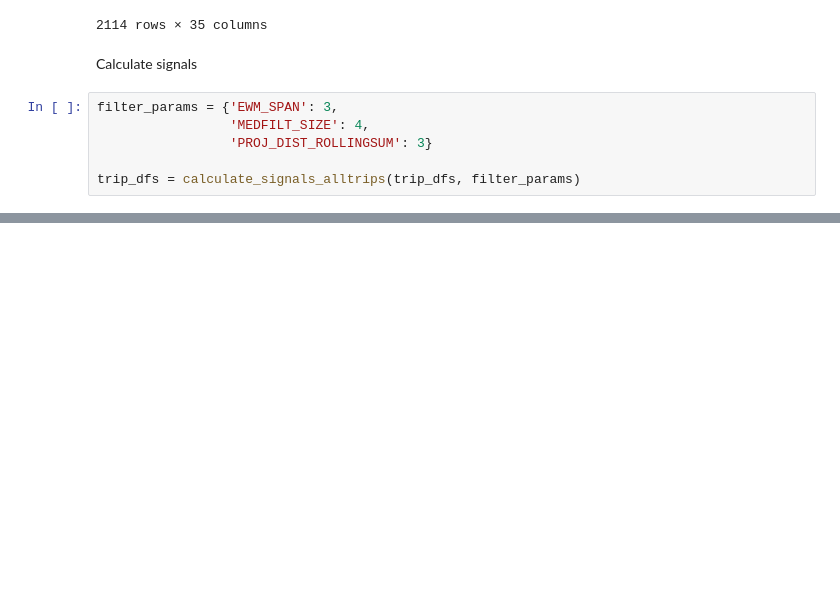
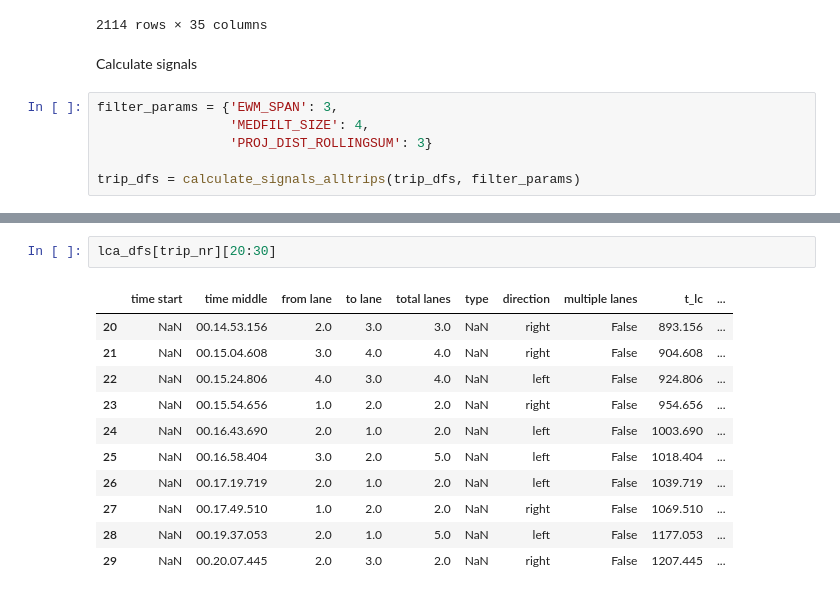
Before and after one commit to tomdries/gps-lane-changes, a Jupyter notebook: analysis.ipynb, the cells around one changed output, grey strips where cells are left out. Cells and saved outputs as stored; diff of their text form; blank space fills up the shorter version.

```diff
--- a/analysis.ipynb
+++ b/analysis.ipynb
@@ -126,0 +144,14 @@ plt.xlim(500,1100)
+# %%
+lca_dfs[trip_nr][20:30]
+# %% [output]
+|  | time start | time middle | from lane | to lane | total lanes | type | direction | multiple lanes | t_lc | ... |
+| 20 | NaN | 00.14.53.156 | 2.0 | 3.0 | 3.0 | NaN | right | False | 893.156 | ... |
+| 21 | NaN | 00.15.04.608 | 3.0 | 4.0 | 4.0 | NaN | right | False | 904.608 | ... |
+| 22 | NaN | 00.15.24.806 | 4.0 | 3.0 | 4.0 | NaN | left | False | 924.806 | ... |
+| 23 | NaN | 00.15.54.656 | 1.0 | 2.0 | 2.0 | NaN | right | False | 954.656 | ... |
+| 24 | NaN | 00.16.43.690 | 2.0 | 1.0 | 2.0 | NaN | left | False | 1003.690 | ... |
+| 25 | NaN | 00.16.58.404 | 3.0 | 2.0 | 5.0 | NaN | left | False | 1018.404 | ... |
+| 26 | NaN | 00.17.19.719 | 2.0 | 1.0 | 2.0 | NaN | left | False | 1039.719 | ... |
+| 27 | NaN | 00.17.49.510 | 1.0 | 2.0 | 2.0 | NaN | right | False | 1069.510 | ... |
+| 28 | NaN | 00.19.37.053 | 2.0 | 1.0 | 5.0 | NaN | left | False | 1177.053 | ... |
+| 29 | NaN | 00.20.07.445 | 2.0 | 3.0 | 2.0 | NaN | right | False | 1207.445 | ... |
```
Also changed, not shown: parts of 7 cells of this notebook, 3 other files.
